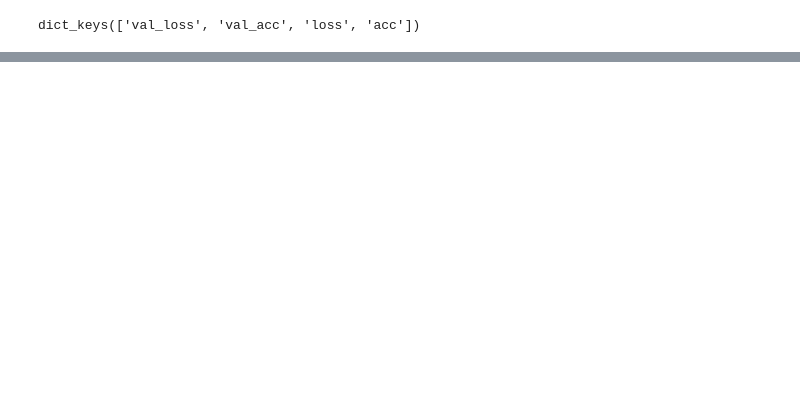
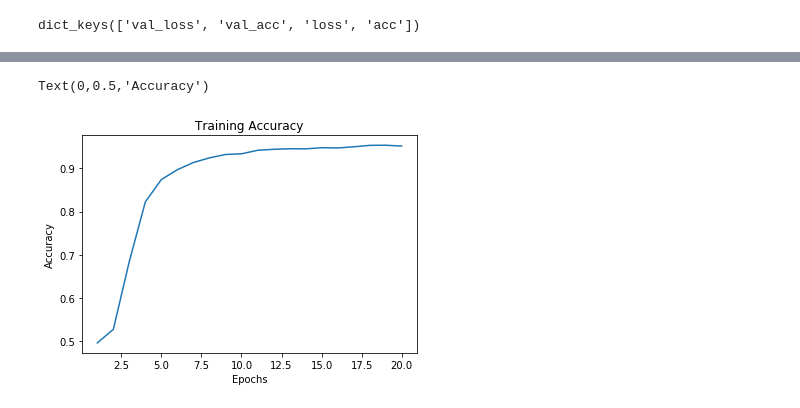
Before and after one commit to naquech-DS/dsc-4-final-project-online-ds-ft-112618, a Jupyter notebook: student.ipynb, the cells around one changed output, grey strips where cells are left out. Drawn from its saved outputs; the diff is of its cells as text; code cells hidden in the pictures; blank space fills up the shorter version.

```diff
--- a/student.ipynb
+++ b/student.ipynb
@@ -686,0 +765,12 @@ Text(0,0.5,'Accuracy')
+# %%
+# training accuracy vs the number of epochs
+acc = cnn_dict['acc']
+epochs = range(1, len(acc)+1)
+plt.plot(epochs, acc)
+
+plt.title('Training Accuracy')
+plt.xlabel('Epochs')
+plt.ylabel('Accuracy')
+# %% [output]
+Text(0,0.5,'Accuracy')
+[figure, added]
```
Also changed, not shown: parts of 37 cells of this notebook, 1 other file.
